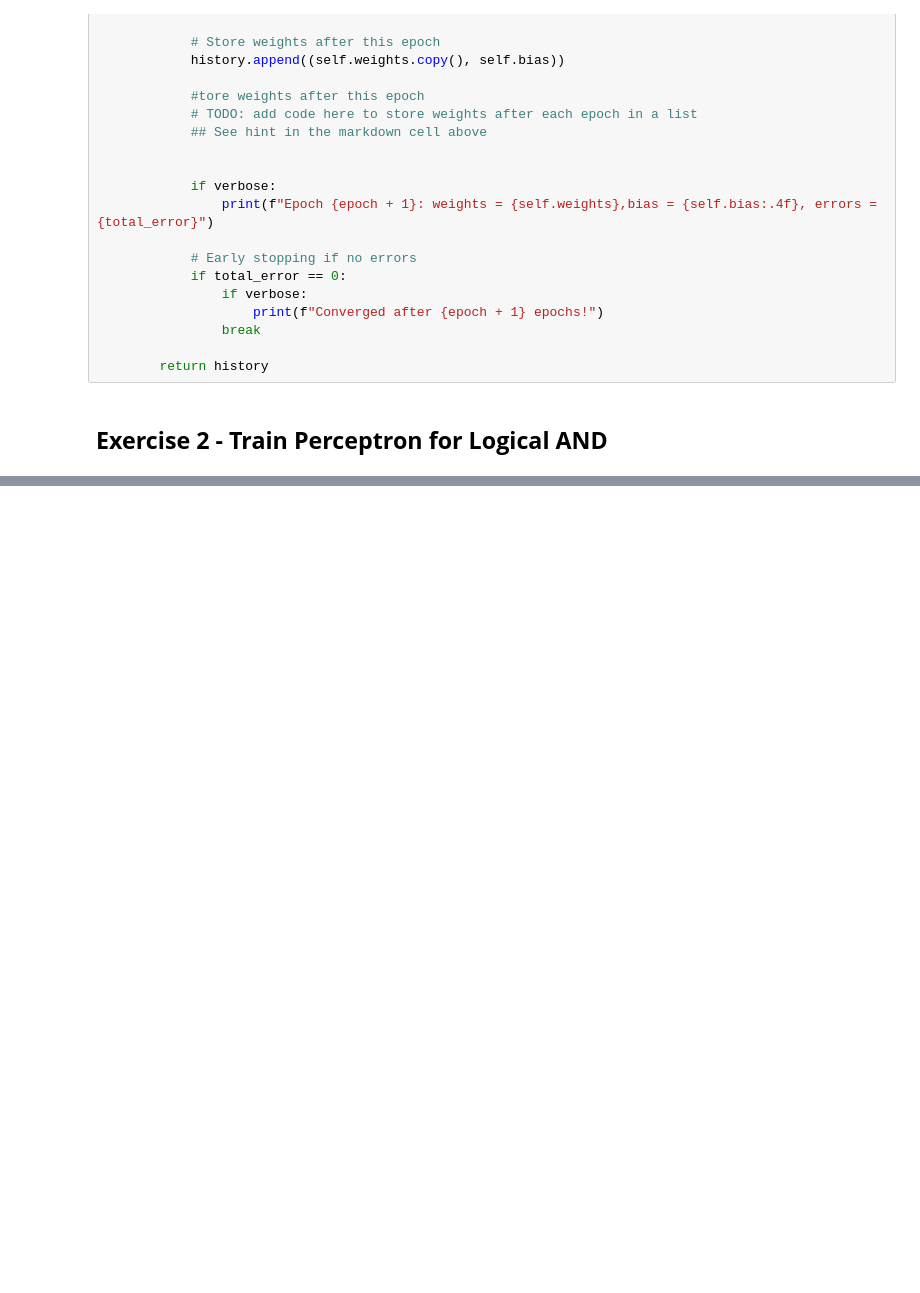
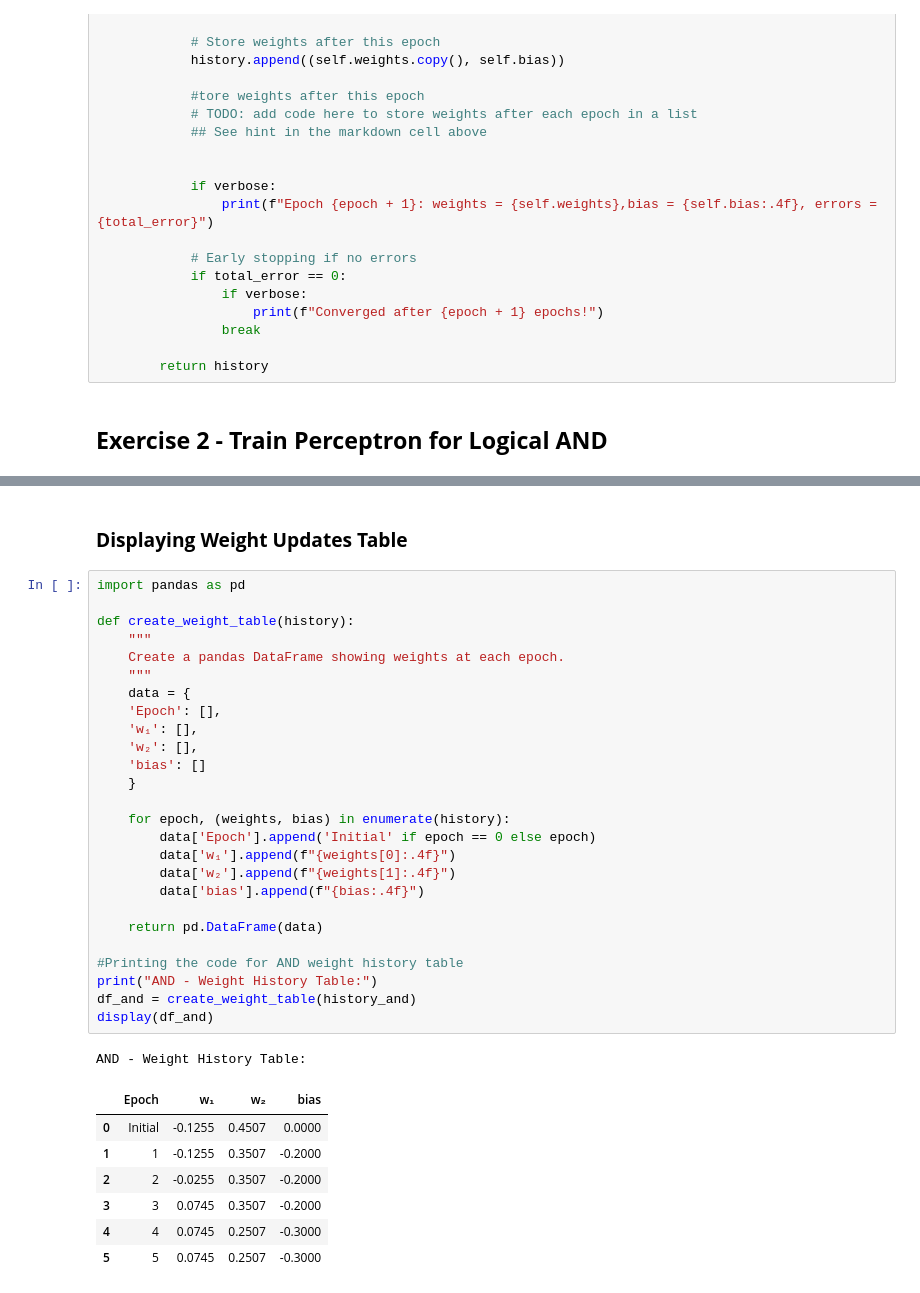
Before and after one commit to eoinocathasaigh/Artificial-Intelligence-Labs, a Jupyter notebook: Lab1.ipynb, the cells around one changed output, grey strips where cells are left out. Cells and saved outputs as stored; diff of their text form; blank space fills up the shorter version.

```diff
--- a/Lab1.ipynb
+++ b/Lab1.ipynb
@@ -106,0 +288,37 @@ class Perceptron:
+# %% [markdown]
+### **Displaying Weight Updates Table**
+# %%
+import pandas as pd
+
+def create_weight_table(history):
+    """
+    Create a pandas DataFrame showing weights at each epoch.
+    """
+    data = {
+    'Epoch': [],
+    'w₁': [],
+    'w₂': [],
+    'bias': []
+    }
+
+    for epoch, (weights, bias) in enumerate(history):
+        data['Epoch'].append('Initial' if epoch == 0 else epoch)
+        data['w₁'].append(f"{weights[0]:.4f}")
+        data['w₂'].append(f"{weights[1]:.4f}")
+        data['bias'].append(f"{bias:.4f}")
+
+    return pd.DataFrame(data)
+
+#Printing the code for AND weight history table
+print("AND - Weight History Table:")
+df_and = create_weight_table(history_and)
+display(df_and)
+# %% [output]
+AND - Weight History Table:
+|  | Epoch | w₁ | w₂ | bias |
+| 0 | Initial | -0.1255 | 0.4507 | 0.0000 |
+| 1 | 1 | -0.1255 | 0.3507 | -0.2000 |
+| 2 | 2 | -0.0255 | 0.3507 | -0.2000 |
+| 3 | 3 | 0.0745 | 0.3507 | -0.2000 |
+| 4 | 4 | 0.0745 | 0.2507 | -0.3000 |
+| 5 | 5 | 0.0745 | 0.2507 | -0.3000 |
```
Also changed, not shown: parts of 8 cells of this notebook.
